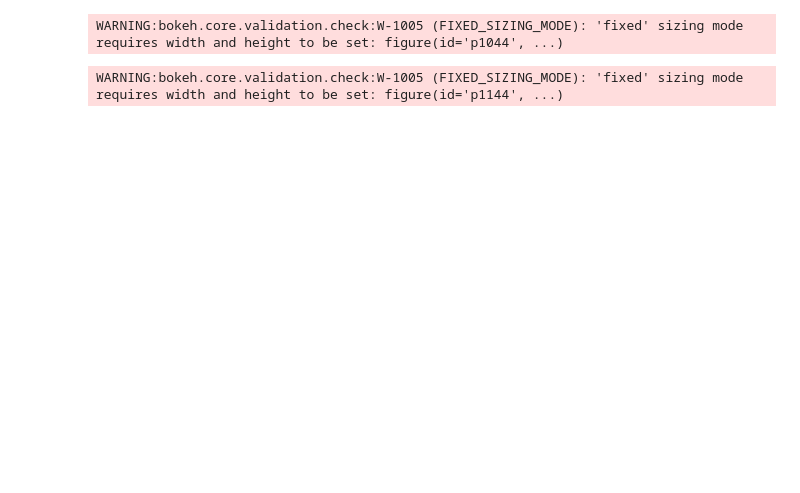
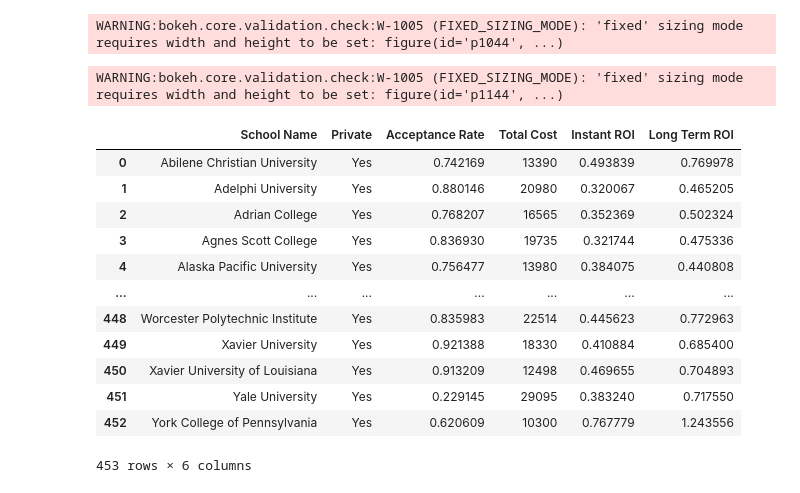
Before and after one commit to sWeeks99/Education_Trends_and_Opportunities, a Jupyter notebook: data/project_final_draft.ipynb, the cells around one changed output. Saved outputs shown, nothing was run; the diff lists cells and outputs as text; code cells hidden in the pictures; blank space fills up the shorter version.

Commit message:
adding to summary of which school is best to go to

```diff
--- a/data/project_final_draft.ipynb
+++ b/data/project_final_draft.ipynb
@@ -362,3 +362,26 @@ test_map_2
 hvplot.save(test_map_2, '../images/Mid Career Pay.html')
 # %% [output]
 WARNING:bokeh.core.validation.check:W-1005 (FIXED_SIZING_MODE): 'fixed' sizing mode requires width and height to be set: figure(id='p1144', ...)
+# %%
+roi_df = pd.DataFrame({'School Name':college_final_df['School Name'],
+                             'Private':college_final_df['Private'],
+                             'Acceptance Rate': college_final_df['Acceptance Rate'],
+                             'Total Cost':college_final_df['Total Cost/Semester'],
+                             'Instant ROI':college_final_df['Expected Early Career Pay / cost'],
+                             'Long Term ROI':college_final_df['Expected Mid-Career Pay / cost']})
+
+roi_df
+# %% [output]
+|  | School Name | Private | Acceptance Rate | Total Cost | Instant ROI | Long Term ROI |
+| 0 | Abilene Christian University | Yes | 0.742169 | 13390 | 0.493839 | 0.769978 |
+| 1 | Adelphi University | Yes | 0.880146 | 20980 | 0.320067 | 0.465205 |
+| 2 | Adrian College | Yes | 0.768207 | 16565 | 0.352369 | 0.502324 |
+| 3 | Agnes Scott College | Yes | 0.836930 | 19735 | 0.321744 | 0.475336 |
+| 4 | Alaska Pacific University | Yes | 0.756477 | 13980 | 0.384075 | 0.440808 |
+| ... | ... | ... | ... | ... | ... | ... |
+| 448 | Worcester Polytechnic Institute | Yes | 0.835983 | 22514 | 0.445623 | 0.772963 |
+| 449 | Xavier University | Yes | 0.921388 | 18330 | 0.410884 | 0.685400 |
+| 450 | Xavier University of Louisiana | Yes | 0.913209 | 12498 | 0.469655 | 0.704893 |
+| 451 | Yale University | Yes | 0.229145 | 29095 | 0.383240 | 0.717550 |
+| 452 | York College of Pennsylvania | Yes | 0.620609 | 10300 | 0.767779 | 1.243556 |
+453 rows × 6 columns
```
Also changed, not shown: parts of 3 cells of this notebook.
